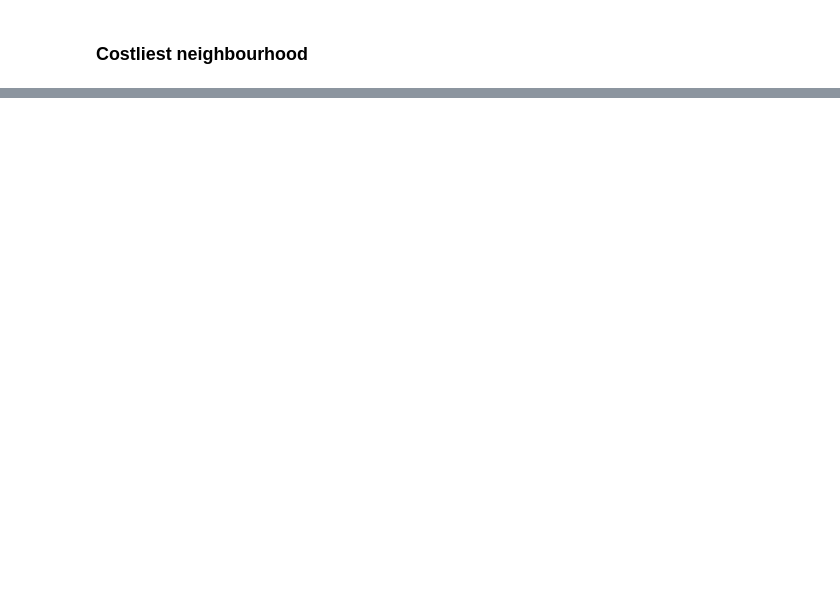
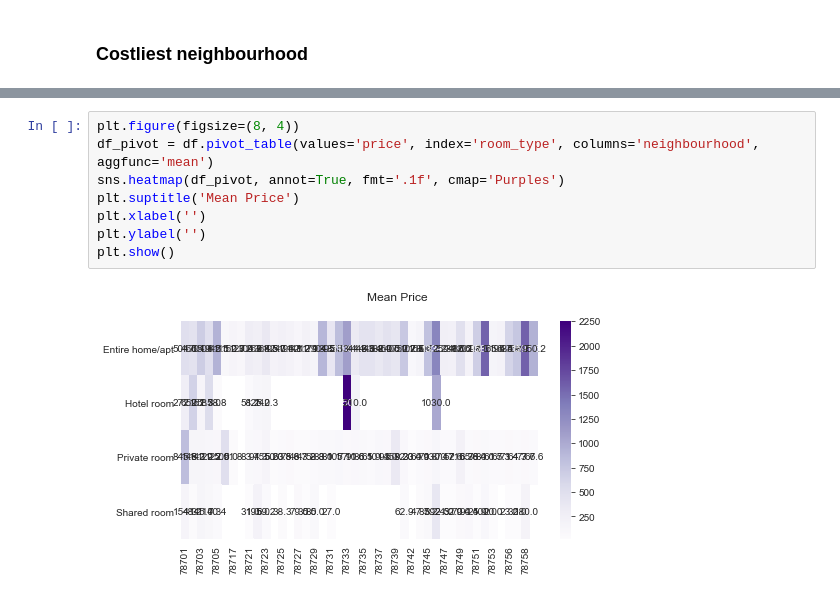
Before and after one commit to atalebizadeh/DS-Career-Track, a Jupyter notebook: Capstone Project 2/AirBnB Austin/AirBnB Austin - EDA.ipynb, the cells around one changed output, grey strips where cells are left out. Cells and saved outputs as stored; diff of their text form; blank space fills up the shorter version.

```diff
--- a/Capstone Project 2/AirBnB Austin/AirBnB Austin - EDA.ipynb
+++ b/Capstone Project 2/AirBnB Austin/AirBnB Austin - EDA.ipynb
@@ -188,0 +201,10 @@ ValueError: min() arg is an empty sequence
+# %%
+plt.figure(figsize=(8, 4))
+df_pivot = df.pivot_table(values='price', index='room_type', columns='neighbourhood', aggfunc='mean')
+sns.heatmap(df_pivot, annot=True, fmt='.1f', cmap='Purples')
+plt.suptitle('Mean Price')
+plt.xlabel('')
+plt.ylabel('')
+plt.show()
+# %% [output]
+[figure, added]
```
Also changed, not shown: parts of 4 cells of this notebook.
